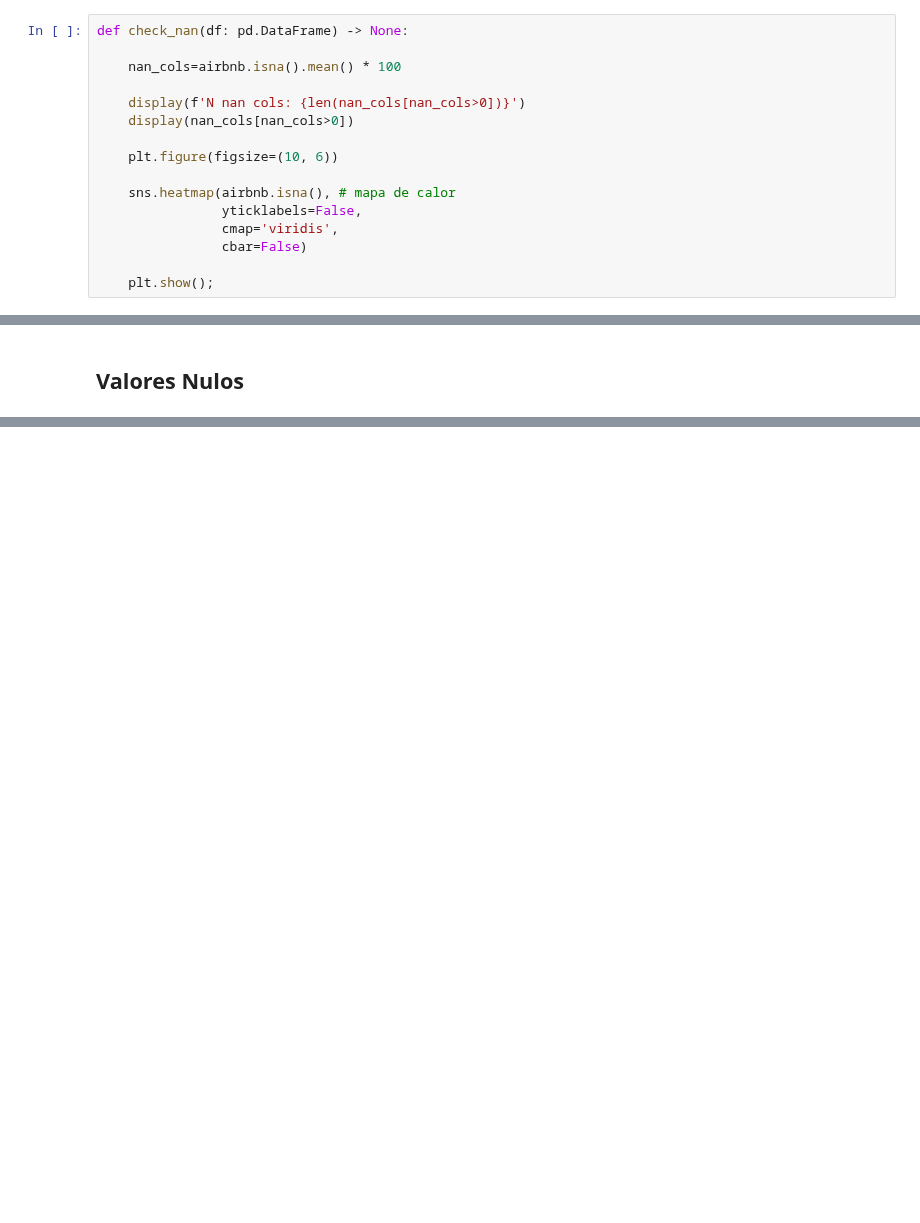
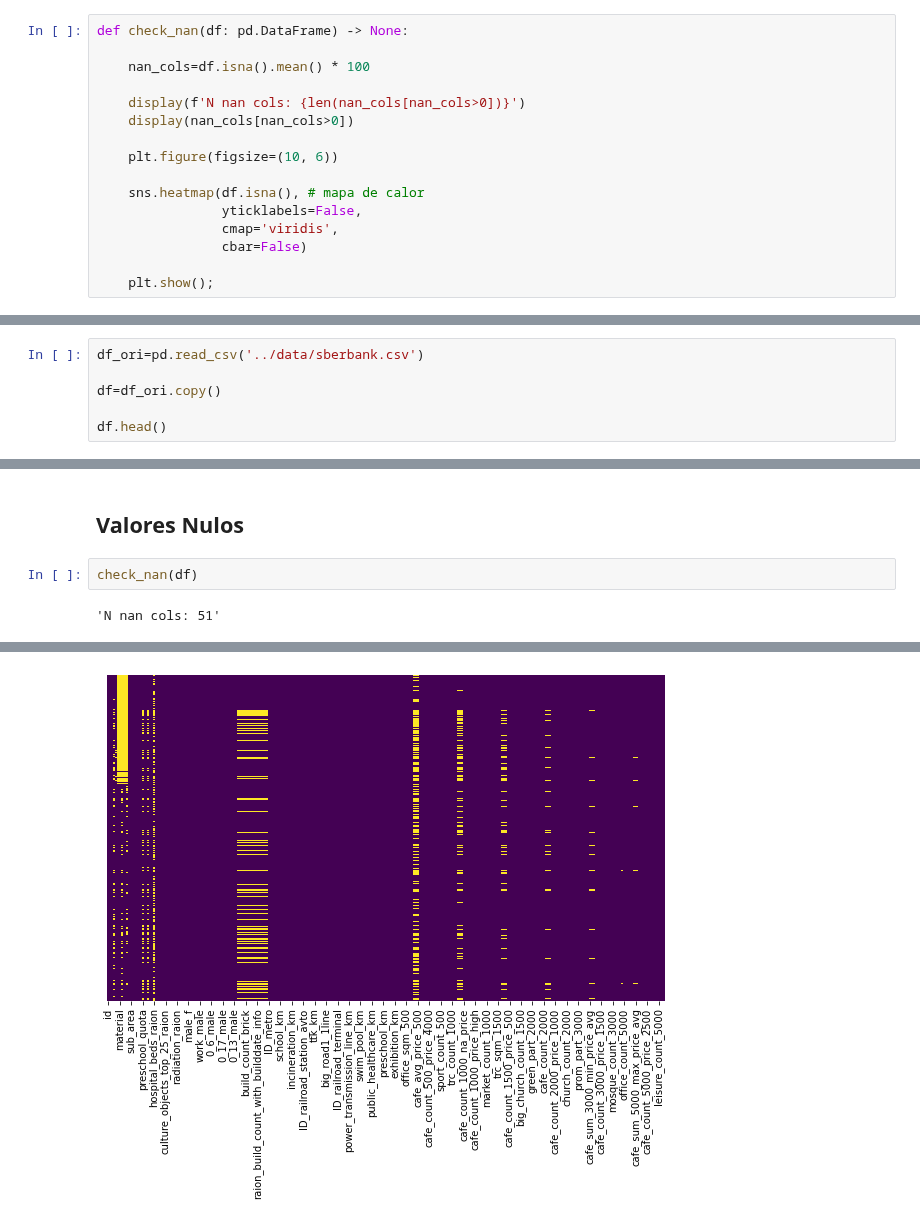
Before and after one commit to Ironhack-Data-Madrid-Mayo-2022/apuntes_clase, a Jupyter notebook: semana_2/4.1 - Data Cleaning 2.ipynb, the cells around one changed output, grey strips where cells are left out. Saved outputs shown, nothing was run; the diff lists cells and outputs as text; blank space fills up the shorter version.

Commit message:
data cleaning 2

```diff
--- a/semana_2/4.1 - Data Cleaning 2.ipynb
+++ b/semana_2/4.1 - Data Cleaning 2.ipynb
@@ -146,14 +164,14 @@ plt.show();
 # %%
 def check_nan(df: pd.DataFrame) -> None:
 
-    nan_cols=airbnb.isna().mean() * 100
+    nan_cols=df.isna().mean() * 100
 
     display(f'N nan cols: {len(nan_cols[nan_cols>0])}')
     display(nan_cols[nan_cols>0])
 
     plt.figure(figsize=(10, 6))
 
-    sns.heatmap(airbnb.isna(), # mapa de calor
+    sns.heatmap(df.isna(), # mapa de calor
                 yticklabels=False,
                 cmap='viridis',
                 cbar=False)
@@ -690,3 +690,9 @@ airbnb_ori.shape
 # Ejemplo 2 - House Data
 # %% [markdown]
 **Cargamos los datos**
+# %%
+df_ori=pd.read_csv('../data/sberbank.csv')
+
+df=df_ori.copy()
+
+df.head()
@@ -699,2 +766,6 @@ airbnb_ori.shape
 # %% [markdown]
 ## Valores Nulos
+# %%
+check_nan(df)
+# %% [output]
+'N nan cols: 51'
@@ -700,0 +789 @@ airbnb_ori.shape
+[figure, added]
```
Also changed, not shown: parts of 57 cells of this notebook.
